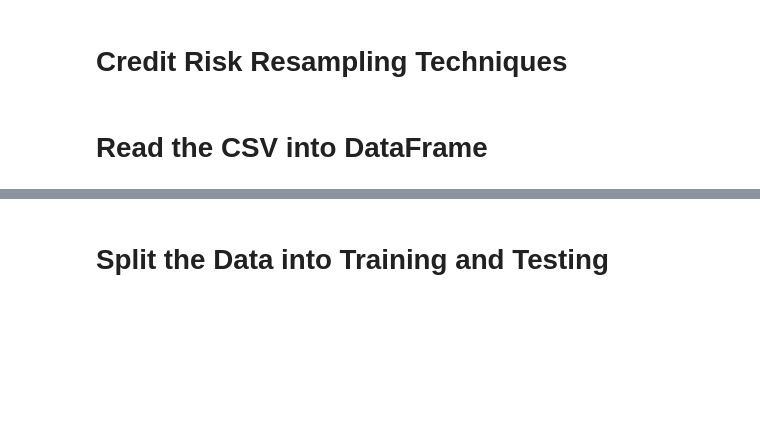
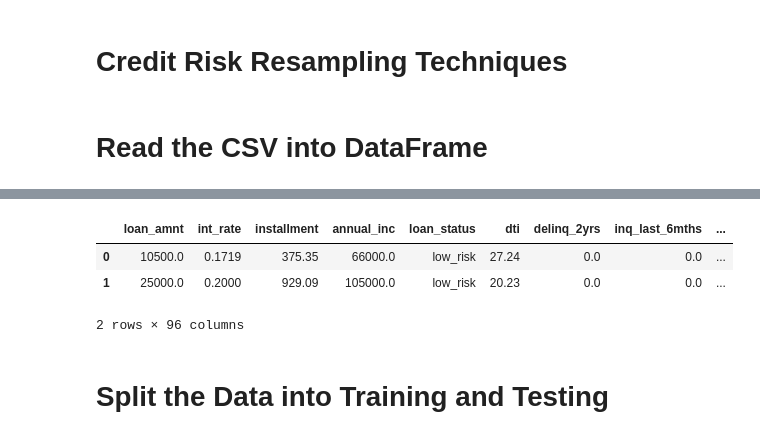
Before and after one commit to adurimurthy/Machine_Learning_Hw, a Jupyter notebook: credit_risk_resampling.ipynb, the cells around one changed output, grey strips where cells are left out. Cells and saved outputs as stored; diff of their text form; code cells hidden in the pictures; blank space fills up the shorter version.

```diff
--- a/credit_risk_resampling.ipynb
+++ b/credit_risk_resampling.ipynb
@@ -33,3 +69,11 @@ df.head()
+# %%
+df = pd.get_dummies(df, columns=['home_ownership', 'verification_status', 'issue_d', 'pymnt_plan', 'initial_list_status', 'next_pymnt_d', 'application_type', 'hardship_flag', 'debt_settlement_flag'])
+df.head(2)
+# %% [output]
+|  | loan_amnt | int_rate | installment | annual_inc | loan_status | dti | delinq_2yrs | inq_last_6mths | ... |
+| 0 | 10500.0 | 0.1719 | 375.35 | 66000.0 | low_risk | 27.24 | 0.0 | 0.0 | ... |
+| 1 | 25000.0 | 0.2000 | 929.09 | 105000.0 | low_risk | 20.23 | 0.0 | 0.0 | ... |
+2 rows × 96 columns
 # %% [markdown]
 # Split the Data into Training and Testing
 # %%
```
Also changed, not shown: parts of 32 cells of this notebook.
